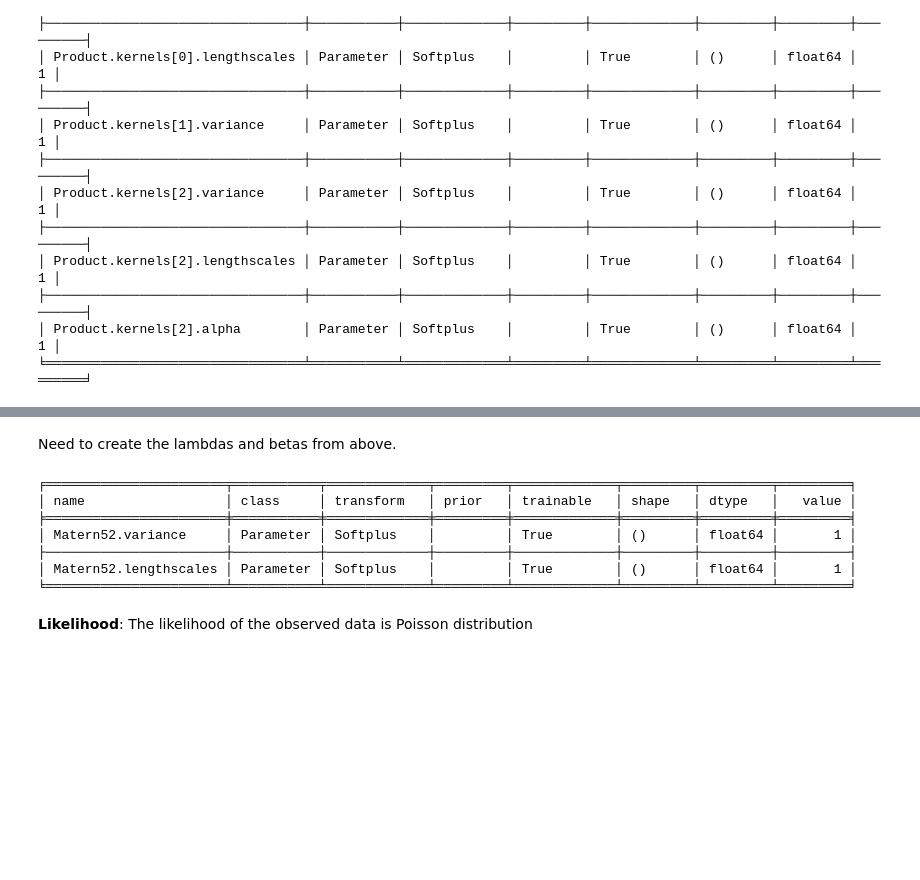
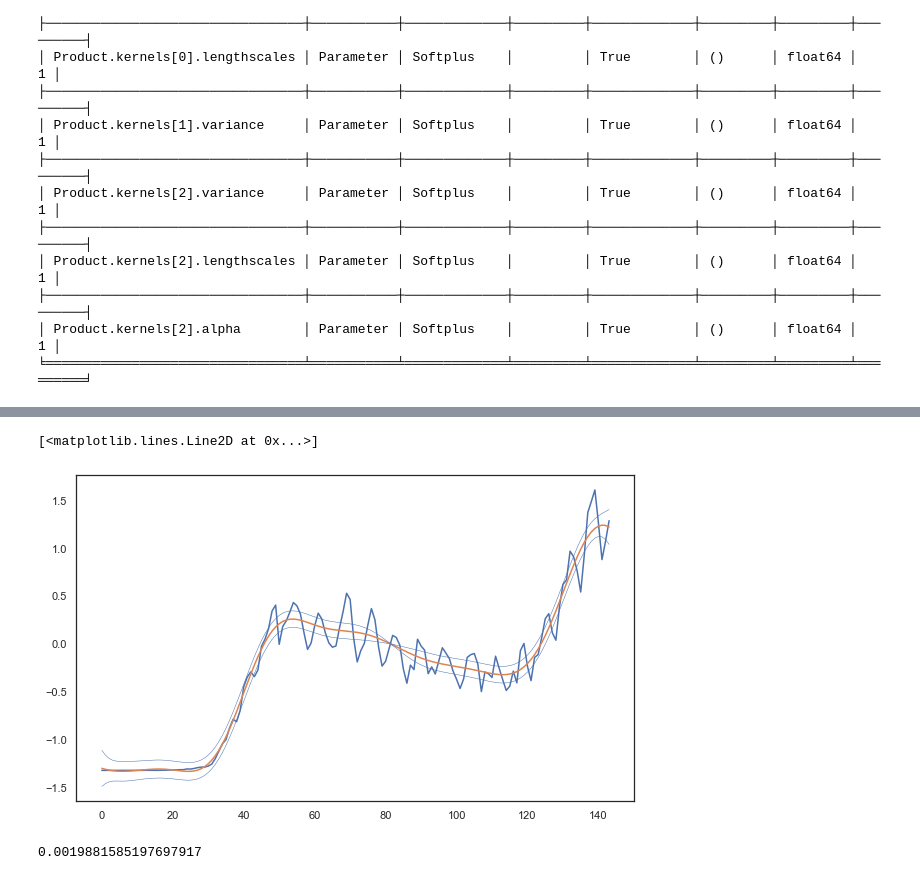
Before and after one commit to epidemic-research-team/compartmental-epidemic-model, a Jupyter notebook: GP for COVID.ipynb, the cells around one changed output, grey strips where cells are left out. Drawn from its saved outputs; the diff is of its cells as text; code cells hidden in the pictures; blank space fills up the shorter version.

```diff
--- a/GP for COVID.ipynb
+++ b/GP for COVID.ipynb
@@ -361,3 +365,0 @@ plt.plot(mean)
-# %%
-mean, var = m.predict_f(X_test)
-#mean, var = m.predict_y(X_test)
@@ -382,5 +365,0 @@ Perform another test, check the most recent results.
-# %%
-X_latest = np.append(X_test[:,0:3].mean(axis=0) + 5, [160., 1.])
-X_latest = X_latest.reshape((1, -1))
-mean, var = m.predict_f(X_latest)
-print("The mean value is {0} and the variance {1}".format(mean, var))
@@ -397,2 +365,0 @@ In this approach we follow Hensman and Kypraios paper.
-# %% [markdown]
-Need to create the lambdas and betas from above.
@@ -405,14 +365,0 @@ for i in range(X.shape[0]):
-# %%
-k = gpflow.kernels.Matern52()
-
-print_summary(k)
-# %% [output]
-╒═══════════════════════╤═══════════╤═════════════╤═════════╤═════════════╤═════════╤═════════╤═════════╕
-│ name                  │ class     │ transform   │ prior   │ trainable   │ shape   │ dtype   │   value │
-╞═══════════════════════╪═══════════╪═════════════╪═════════╪═════════════╪═════════╪═════════╪═════════╡
-│ Matern52.variance     │ Parameter │ Softplus    │         │ True        │ ()      │ float64 │       1 │
-├───────────────────────┼───────────┼─────────────┼─────────┼─────────────┼─────────┼─────────┼─────────┤
-│ Matern52.lengthscales │ Parameter │ Softplus    │         │ True        │ ()      │ float64 │       1 │
-╘═══════════════════════╧═══════════╧═════════════╧═════════╧═════════════╧═════════╧═════════╧═════════╛
-# %% [markdown]
-**Likelihood**: The likelihood of the observed data is Poisson distribution
@@ -424,0 +366,13 @@ opt.minimize(m.training_loss, variables=m.trainable_variables, options=dict(maxi
+# %%
+plt.figure(figsize=(10,6))
+plt.plot(y_train)
+plt.plot(mean)
+plt.plot(mean + 2 * np.sqrt(var), "C0", lw=0.5)
+plt.plot(mean - 2 * np.sqrt(var), "C0", lw=0.5)
+# %% [output]
+[<matplotlib.lines.Line2D at 0x...>]
+[figure, added]
+# %%
+np.mean(var)
+# %% [output]
+0.0019881585197697917
```
Also changed, not shown: parts of 120 cells of this notebook, 9 other files.
